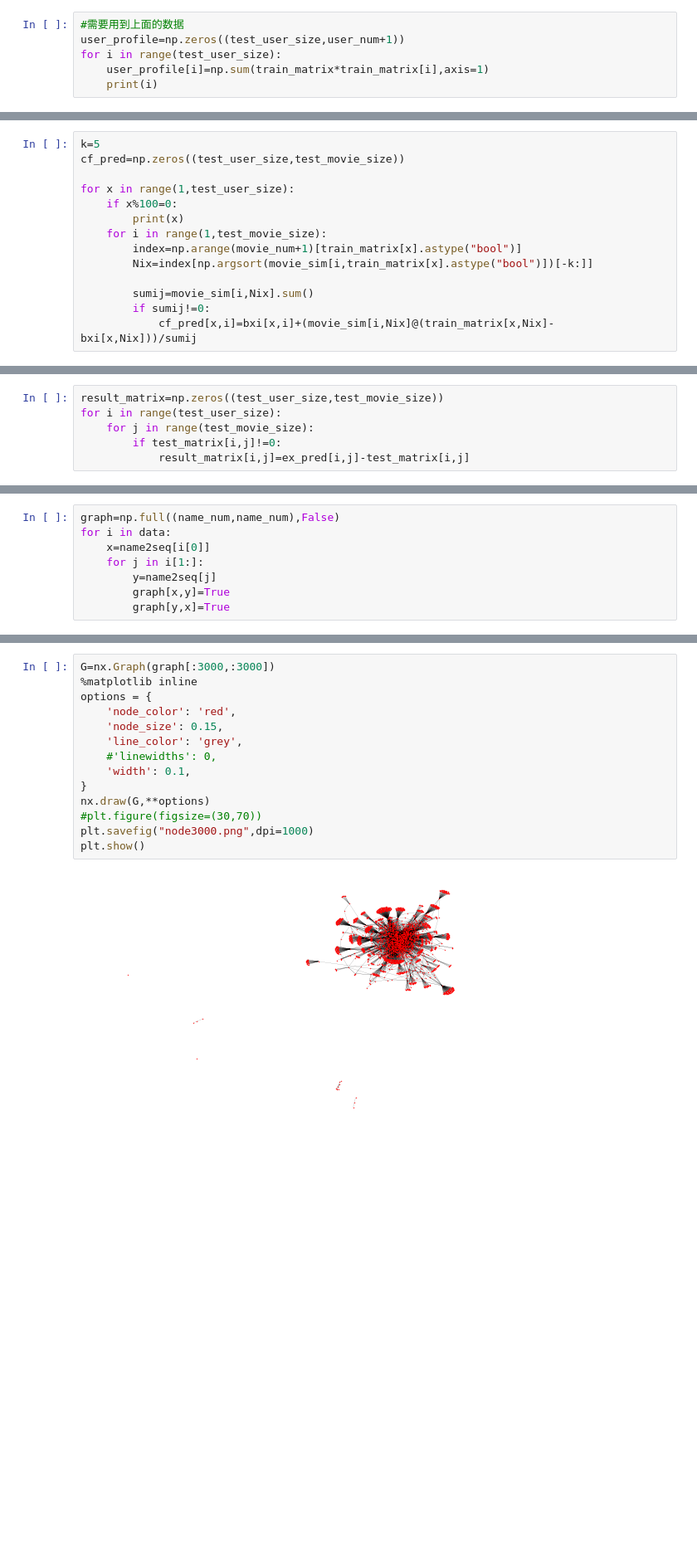
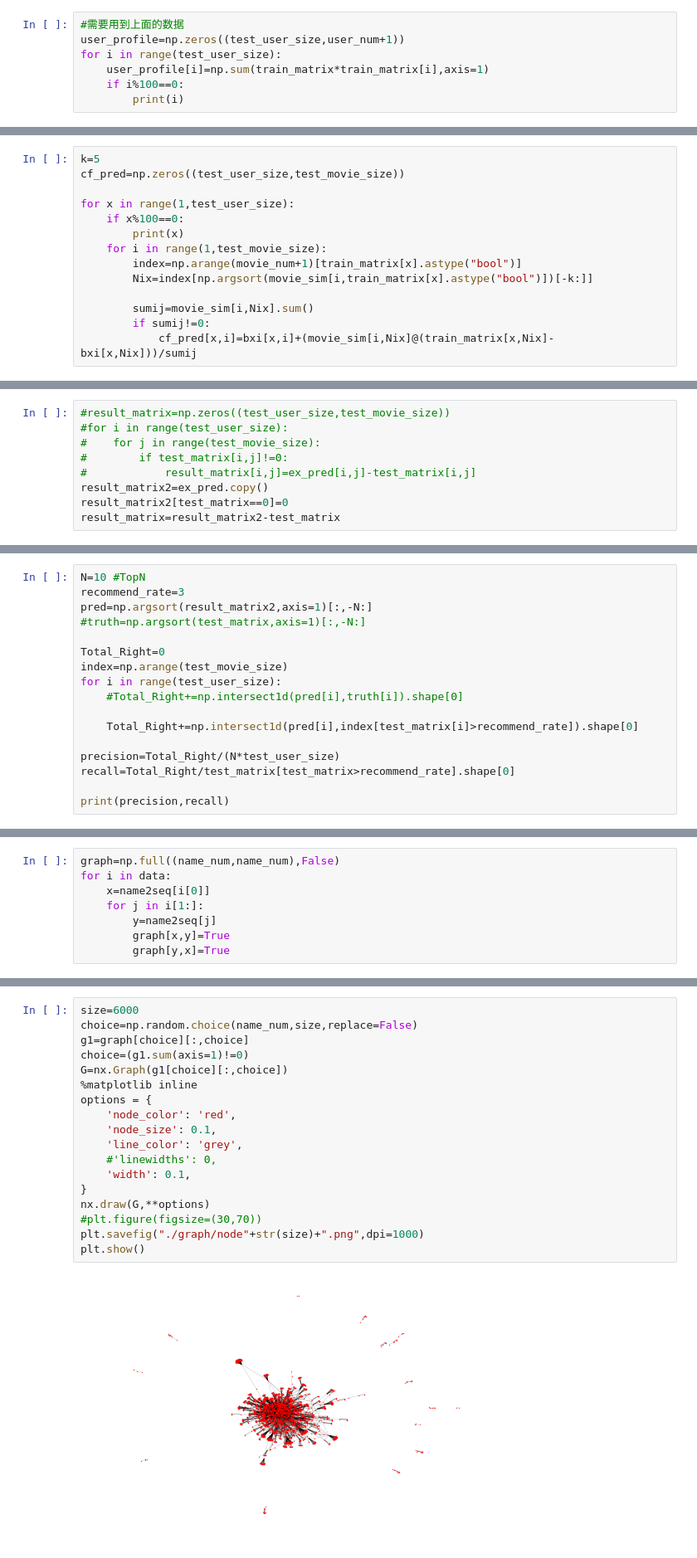
Before and after one commit to wlf1998/WebInfo, a Jupyter notebook: WebMining/Lab2.ipynb, the cells around one changed output, grey strips where cells are left out. Shown at 83% size. Cells and saved outputs as stored; diff of their text form; blank space fills up the shorter version.

```diff
--- a/WebMining/Lab2.ipynb
+++ b/WebMining/Lab2.ipynb
@@ -415,6 +419,7 @@ print(train_matrix.shape,test_matrix.shape,rating_matrix.shape)
 user_profile=np.zeros((test_user_size,user_num+1))
 for i in range(test_user_size):
     user_profile[i]=np.sum(train_matrix*train_matrix[i],axis=1)
-    print(i)
+    if i%100==0:
+        print(i)
 # %% [output]
 0
@@ -537,7 +590,7 @@ k=5
 cf_pred=np.zeros((test_user_size,test_movie_size))
 
 for x in range(1,test_user_size):
-    if x%100=0:
+    if x%100==0:
         print(x)
     for i in range(1,test_movie_size):
         index=np.arange(movie_num+1)[train_matrix[x].astype("bool")]
@@ -662,9 +759,12 @@ for x in range(1,test_user_size):
 500
 600
 # %%
-result_matrix=np.zeros((test_user_size,test_movie_size))
-for i in range(test_user_size):
-    for j in range(test_movie_size):
-        if test_matrix[i,j]!=0:
-            result_matrix[i,j]=ex_pred[i,j]-test_matrix[i,j]
+#result_matrix=np.zeros((test_user_size,test_movie_size))
+#for i in range(test_user_size):
+#    for j in range(test_movie_size):
+#        if test_matrix[i,j]!=0:
+#            result_matrix[i,j]=ex_pred[i,j]-test_matrix[i,j]
+result_matrix2=ex_pred.copy()
+result_matrix2[test_matrix==0]=0
+result_matrix=result_matrix2-test_matrix
 # %%
@@ -679,0 +783,17 @@ np.sum(np.absolute(result_matrix))/np.count_nonzero(test_matrix)
+# %%
+N=10 #TopN
+recommend_rate=3
+pred=np.argsort(result_matrix2,axis=1)[:,-N:]
+#truth=np.argsort(test_matrix,axis=1)[:,-N:]
+
+Total_Right=0
+index=np.arange(test_movie_size)
+for i in range(test_user_size):
+    #Total_Right+=np.intersect1d(pred[i],truth[i]).shape[0]
+
+    Total_Right+=np.intersect1d(pred[i],index[test_matrix[i]>recommend_rate]).shape[0]
+
+precision=Total_Right/(N*test_user_size)
+recall=Total_Right/test_matrix[test_matrix>recommend_rate].shape[0]
+
+print(precision,recall)
@@ -877,19 +1122,23 @@ for i in data:
 # %%
-G=nx.Graph(graph[:3000,:3000])
+size=6000
+choice=np.random.choice(name_num,size,replace=False)
+g1=graph[choice][:,choice]
+choice=(g1.sum(axis=1)!=0)
+G=nx.Graph(g1[choice][:,choice])
 %matplotlib inline
 options = {
     'node_color': 'red',
-    'node_size': 0.15,
+    'node_size': 0.1,
     'line_color': 'grey',
     #'linewidths': 0,
     'width': 0.1,
 }
 nx.draw(G,**options)
 #plt.figure(figsize=(30,70))
-plt.savefig("node3000.png",dpi=1000)
+plt.savefig("./graph/node"+str(size)+".png",dpi=1000)
 plt.show()
 # %% [output]
-[figure, old version]
+[figure, new version]
 # %%
 #!pip install python-louvain
 #思考是否可用动态的/ice and fire/knowledge graph
```
Also changed, not shown: parts of 48 cells of this notebook, 31 other files.
